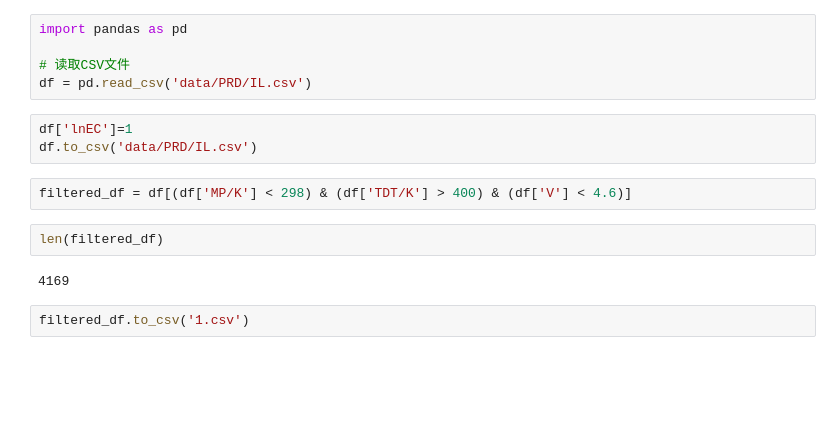
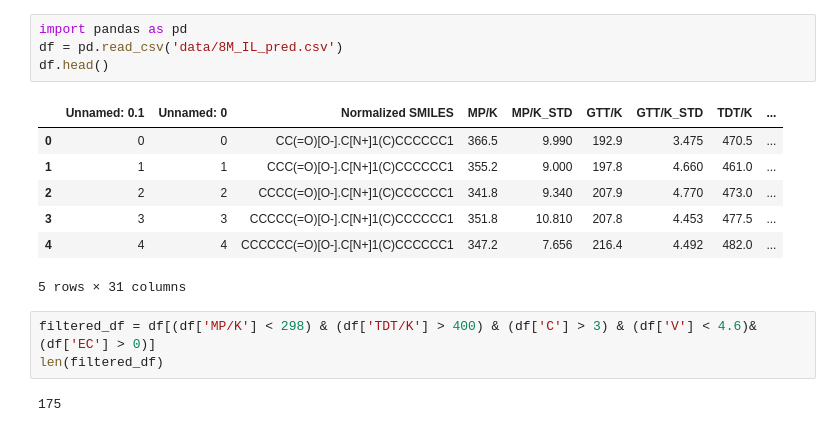
Before and after one commit to Yu-Xin-Qiu/ILBERT, a Jupyter notebook: ILBERT/screen.ipynb, the cells around one changed output. Drawn from its saved outputs; the diff is of its cells as text; blank space fills up the shorter version.

```diff
--- a/ILBERT/screen.ipynb
+++ b/ILBERT/screen.ipynb
@@ -1,16 +1,17 @@
 # %%
 import pandas as pd
-
-# 读取CSV文件
-df = pd.read_csv('data/PRD/IL.csv')
+df = pd.read_csv('data/8M_IL_pred.csv')
+df.head()
+# %% [output]
+|  | Unnamed: 0.1 | Unnamed: 0 | Normalized SMILES | MP/K | MP/K_STD | GTT/K | GTT/K_STD | TDT/K | ... |
+| 0 | 0 | 0 | CC(=O)[O-].C[N+]1(C)CCCCCC1 | 366.5 | 9.990 | 192.9 | 3.475 | 470.5 | ... |
+| 1 | 1 | 1 | CCC(=O)[O-].C[N+]1(C)CCCCCC1 | 355.2 | 9.000 | 197.8 | 4.660 | 461.0 | ... |
+| 2 | 2 | 2 | CCCC(=O)[O-].C[N+]1(C)CCCCCC1 | 341.8 | 9.340 | 207.9 | 4.770 | 473.0 | ... |
+| 3 | 3 | 3 | CCCCC(=O)[O-].C[N+]1(C)CCCCCC1 | 351.8 | 10.810 | 207.8 | 4.453 | 477.5 | ... |
+| 4 | 4 | 4 | CCCCCC(=O)[O-].C[N+]1(C)CCCCCC1 | 347.2 | 7.656 | 216.4 | 4.492 | 482.0 | ... |
+5 rows × 31 columns
-# %%
-df['lnEC']=1
-df.to_csv('data/PRD/IL.csv')
 # %%
-filtered_df = df[(df['MP/K'] < 298) & (df['TDT/K'] > 400) & (df['V'] < 4.6)]
+filtered_df = df[(df['MP/K'] < 298) & (df['TDT/K'] > 400) & (df['C'] > 3) & (df['V'] < 4.6)&(df['EC'] > 0)]
+len(filtered_df)
+# %% [output]
+175
-# %%
-len(filtered_df)
-# %% [output]
-4169
-# %%
-filtered_df.to_csv('1.csv')
```
Also changed, not shown: parts of 13 cells of this notebook, 1 other file.
